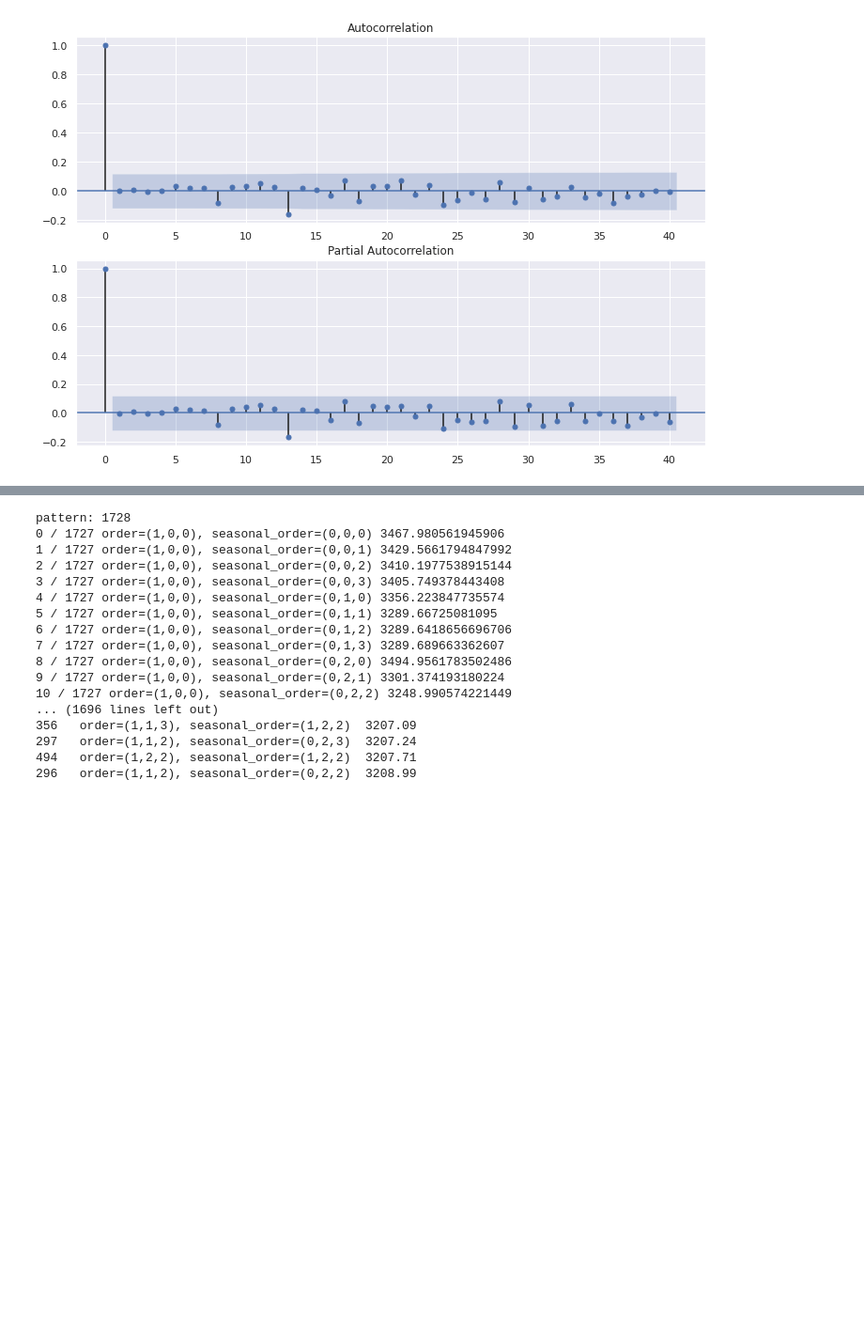
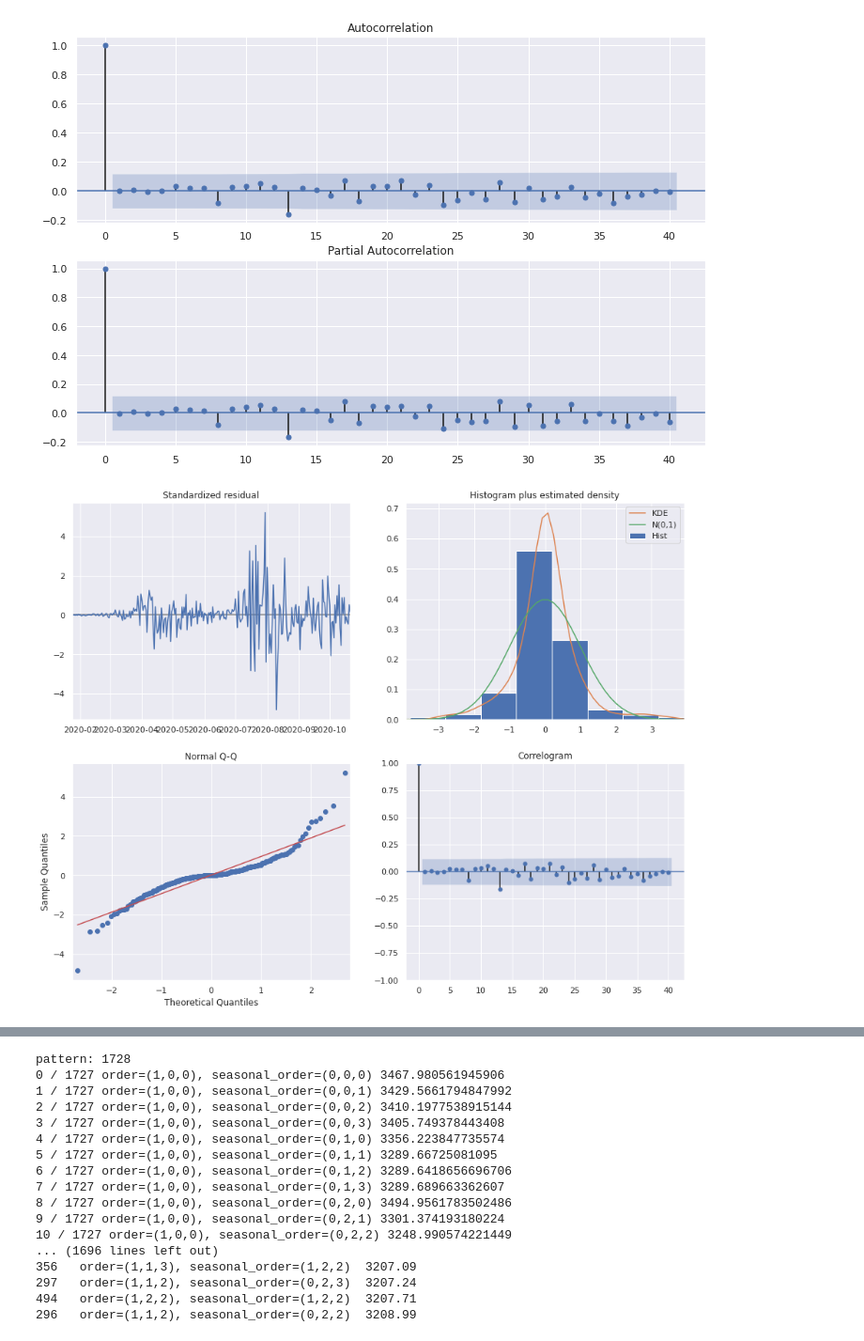
Before and after one commit to NaokiDohi/sarima_covid-19, a Jupyter notebook: sarima_senior_thesis.ipynb, the cells around one changed output, grey strips where cells are left out. Shown at 94% size. Drawn from its saved outputs; the diff is of its cells as text; code cells hidden in the pictures; blank space fills up the shorter version.

```diff
--- a/sarima_senior_thesis.ipynb
+++ b/sarima_senior_thesis.ipynb
@@ -268,4 +268,8 @@ ax2 = fig.add_subplot(212)
 plot_pacf(arima_resid, lags=40,ax=ax2); #飛行機乗客数データ、ラグ40、グラフaxes
 # %% [output]
 [figure]
+# %%
+arima.plot_diagnostics(figsize=(15,12),lags=40);
+# %% [output]
+[figure, added]
 # %%
```
Also changed, not shown: parts of 4 cells of this notebook.
